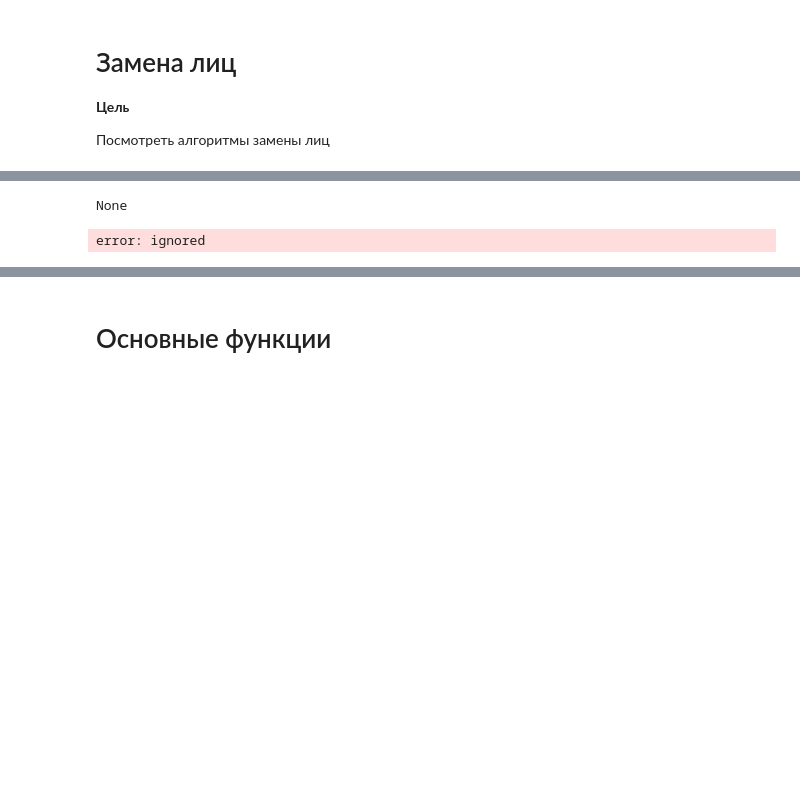
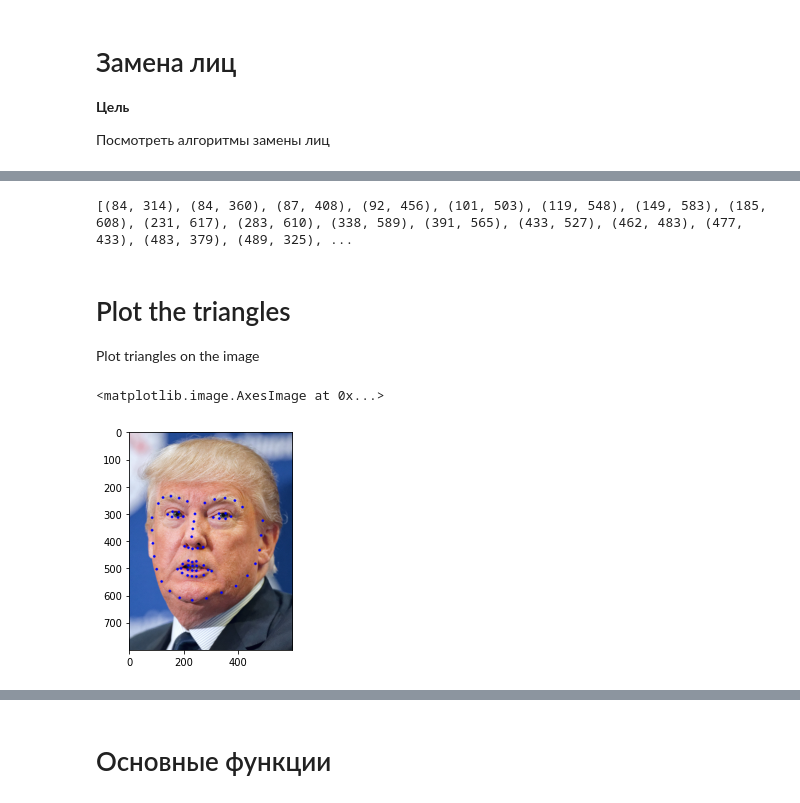
Before and after one commit to alexander-toschev/cv-course, a Jupyter notebook: ImageProcessing_Morphing.ipynb, the cells around one changed output, grey strips where cells are left out. Drawn from its saved outputs; the diff is of its cells as text; code cells hidden in the pictures; blank space fills up the shorter version.

```diff
--- a/ImageProcessing_Morphing.ipynb
+++ b/ImageProcessing_Morphing.ipynb
@@ -327,19 +329,38 @@ def warpImage(imIn, pointsIn, pointsOut, delaunayTri):
     warpTriangle(imIn, imOut, tin, tout)
   return imOut
 # %%
-
+from skimage import io
+# !ls
 filename1 = "donald_trump.jpg"
 filename2 = "hillary_clinton.jpg"
+
 alpha = 0.5
 
 # Read images
-img1 = cv2.imread(filename1);
-img2 = cv2.imread(filename2);
-print(img1)
+img1 = cv2.imread(filename1,1);
+img2 = cv2.imread(filename2,1);
 detector = dlib.get_frontal_face_detector()
 predictor = dlib.shape_predictor("shape_predictor_68_face_landmarks.dat")
 points1 = getLandmarks(detector, predictor, img1)
+print(points1)
 points2 = getLandmarks(detector, predictor, img2)
 # %% [output]
-None
+[(84, 314), (84, 360), (87, 408), (92, 456), (101, 503), (119, 548), (149, 583), (185, 608), (231, 617), (283, 610), (338, 589), (391, 565), (433, 527), (462, 483), (477, 433), (483, 379), (489, 325), ...
-error: ignored
+# %% [markdown]
+# Plot the triangles
+Plot triangles on the image
+# %%
+# Draw a point
+def draw_point(img, p, color ) :
+    cv2.circle( img, p, 4, color, cv2.FILLED, cv2.LINE_AA, 0 )
+
+
+
+
+for t in points1 :
+    draw_point(img1, t, (255,0,0))
+
+plt.imshow(cv2.cvtColor(img1, cv2.COLOR_BGR2RGB))
+# %% [output]
+<matplotlib.image.AxesImage at 0x...>
+[figure, added]
```
Also changed, not shown: parts of 5 cells of this notebook.
